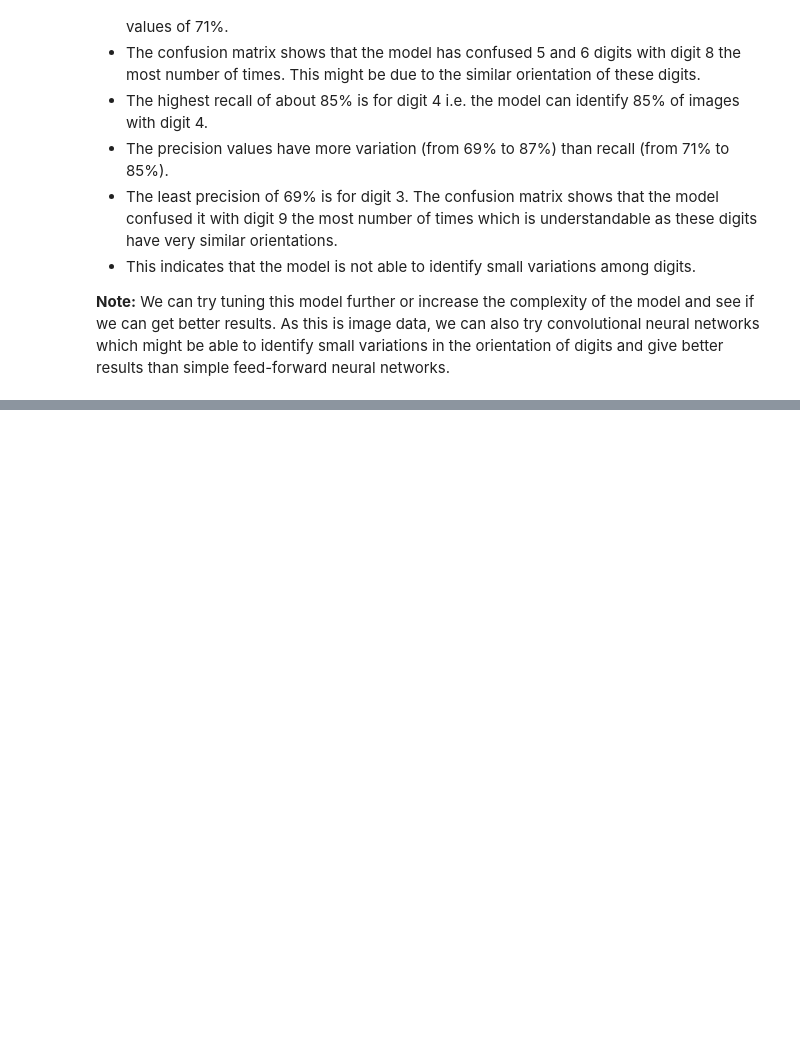
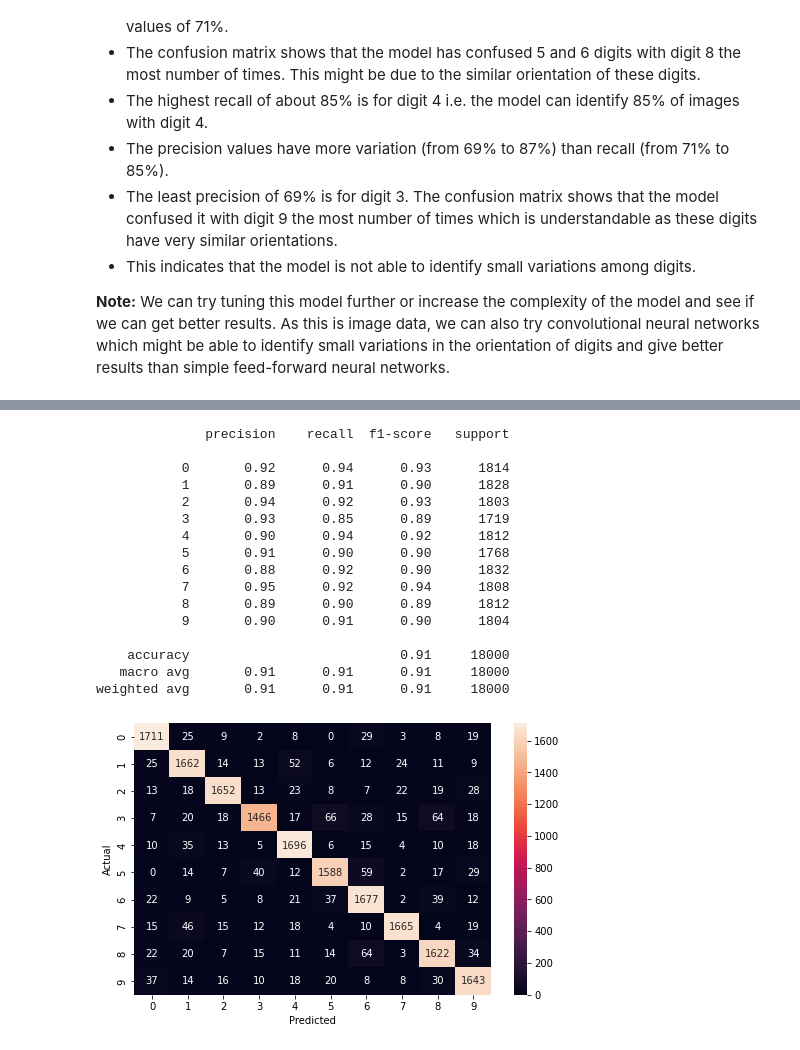
Before and after one commit to macedoti13/MIT-IDSS-DSML, a Jupyter notebook: 6- Deep Learning/ComputerVision/NNDigitRecognition.ipynb, the cells around one changed output, grey strips where cells are left out. Drawn from its saved outputs; the diff is of its cells as text; code cells hidden in the pictures; blank space fills up the shorter version.

```diff
--- a/6- Deep Learning/ComputerVision/NNDigitRecognition.ipynb
+++ b/6- Deep Learning/ComputerVision/NNDigitRecognition.ipynb
@@ -356,0 +687,39 @@ weighted avg       0.79      0.78      0.78     18000
+# %%
+test_pred = model2.predict(X_test)
+test_pred = np.argmax(test_pred, axis=-1)
+# %%
+#Converting each entry to single label from one-hot encoded vector
+y_test = np.argmax(y_test, axis=-1)
+# %%
+#importing required functions
+from sklearn.metrics import classification_report
+from sklearn.metrics import confusion_matrix
+
+#Printing the classification report
+print(classification_report(y_test, test_pred))
+
+#Plotting the heatmap using confusion matrix
+cm = confusion_matrix(y_test, test_pred)
+plt.figure(figsize=(8,5))
+sns.heatmap(cm, annot=True,  fmt='.0f')
+plt.ylabel('Actual')
+plt.xlabel('Predicted')
+plt.show()
+# %% [output]
+              precision    recall  f1-score   support
+
+           0       0.92      0.94      0.93      1814
+           1       0.89      0.91      0.90      1828
+           2       0.94      0.92      0.93      1803
+           3       0.93      0.85      0.89      1719
+           4       0.90      0.94      0.92      1812
+           5       0.91      0.90      0.90      1768
+           6       0.88      0.92      0.90      1832
+           7       0.95      0.92      0.94      1808
+           8       0.89      0.90      0.89      1812
+           9       0.90      0.91      0.90      1804
+
+    accuracy                           0.91     18000
+   macro avg       0.91      0.91      0.91     18000
+weighted avg       0.91      0.91      0.91     18000
+[figure, added]
```
Also changed, not shown: parts of 27 cells of this notebook.
